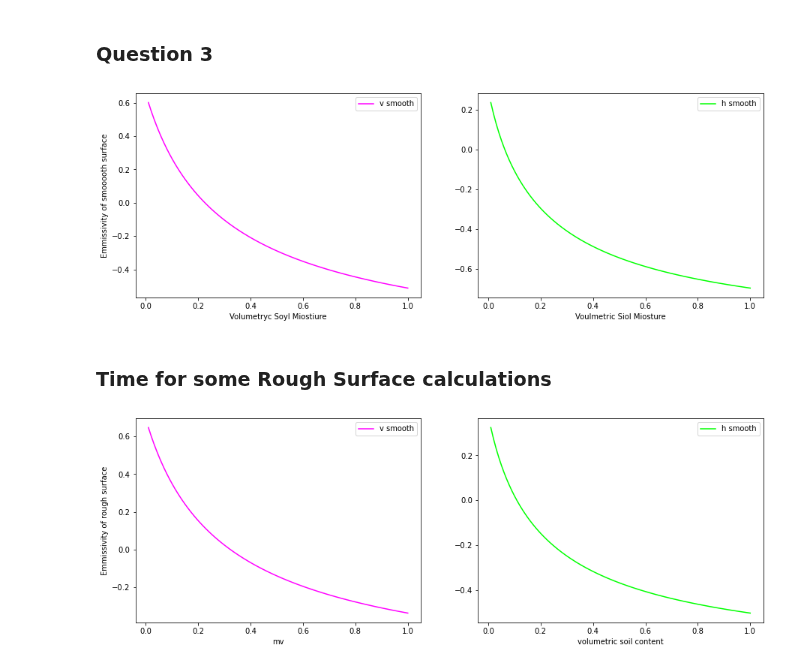
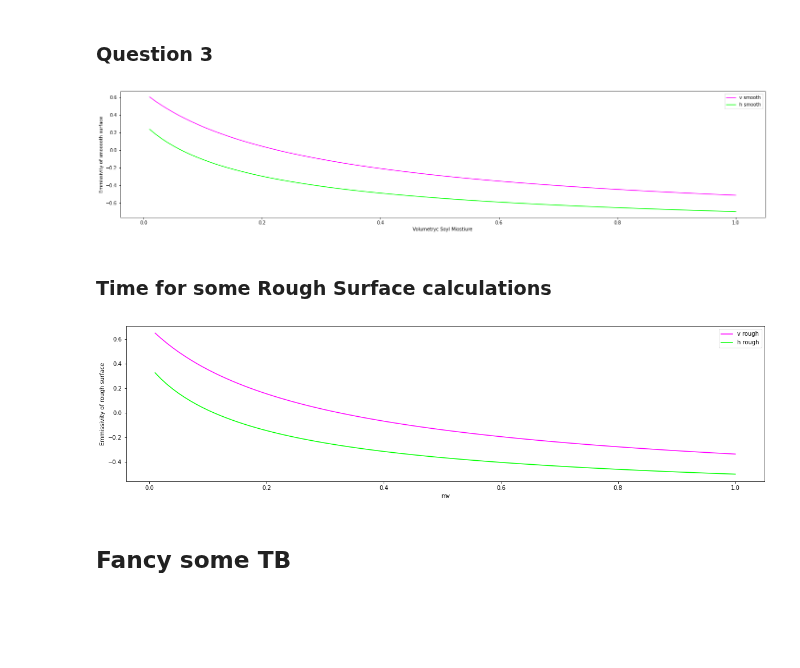
Before and after one commit to debnovalina/PPESO-Practical, a Jupyter notebook: microwave.ipynb, the cells around one changed output. Drawn from its saved outputs; the diff is of its cells as text; code cells hidden in the pictures; blank space fills up the shorter version.

```diff
--- a/microwave.ipynb
+++ b/microwave.ipynb
@@ -140,25 +140,24 @@ def emissivity_hh_smooth (theta, T,frq,mv,S,C):
 # %%
 # Plot the results
 mv=np.linspace(0,1,100)[1:]
 incident_angle=np.radians(40)
 smooth_vv = emmisivity_vv_smooth(incident_angle,T,frequencies[0],mv,sand_frac,clay_frac)
 smooth_hh = emissivity_hh_smooth(incident_angle,T,frequencies[0],mv,sand_frac,clay_frac)
 
-f, (ax1,ax2)=plt.subplots(1,2,figsize=(15,5))
+f, (ax1)=plt.subplots(1,1,figsize=(25,5))
 
 ax1.plot(mv,smooth_vv,color='magenta',label='v smooth')
 ax1.set_xlabel('Volumetryc Soyl Miostiure')
 ax1.set_ylabel('Emmissivity of smooooth surface')
+
+ax1.plot(mv,smooth_hh,color='lime',label='h smooth')
+ax2.set_xlabel('Voulmetric Siol Miosture')
 ax1.legend()
 
-ax2.plot(mv,smooth_hh,color='lime',label='h smooth')
-ax2.set_xlabel('Voulmetric Siol Miosture')
-
-ax2.legend()
 
 plt.show()
 # %% [output]
-[figure, old version]
+[figure, new version]
 # %% [markdown]
 ### Time for some Rough Surface calculations
 # %%
@@ -186,21 +185,21 @@ h=0.16
 rough_vv = emmisivity_vv_rough(incident_angle,T,frequencies[0],mv,sand_frac,clay_frac,h)
 rough_hh = emissivity_hh_rough(incident_angle,T,frequencies[0],mv,sand_frac,clay_frac,h)
 
-f, (ax1,ax2)=plt.subplots(1,2,figsize=(15,5))
+f, (ax1)=plt.subplots(1,1,figsize=(20,5))
 
-ax1.plot(mv,rough_vv,color='magenta',label='v smooth')
+ax1.plot(mv,rough_vv,color='magenta',label='v rough')
 ax1.set_xlabel('mv')
 ax1.set_ylabel('Emmissivity of rough surface')
+
+ax1.plot(mv,rough_hh,color='lime',label='h rough')
+
 ax1.legend()
 
-ax2.plot(mv,rough_hh,color='lime',label='h smooth')
-ax2.set_xlabel('volumetric soil content')
-
-ax2.legend()
-
 plt.show()
 # %% [output]
-[figure, old version]
+[figure, new version]
+# %% [markdown]
+## Fancy some TB
 # %%
 def compute_TB_p(epsilon_s_p, T_s, gamma, omega, T_v):
     ''
```
Also changed, not shown: parts of 5 cells of this notebook.
